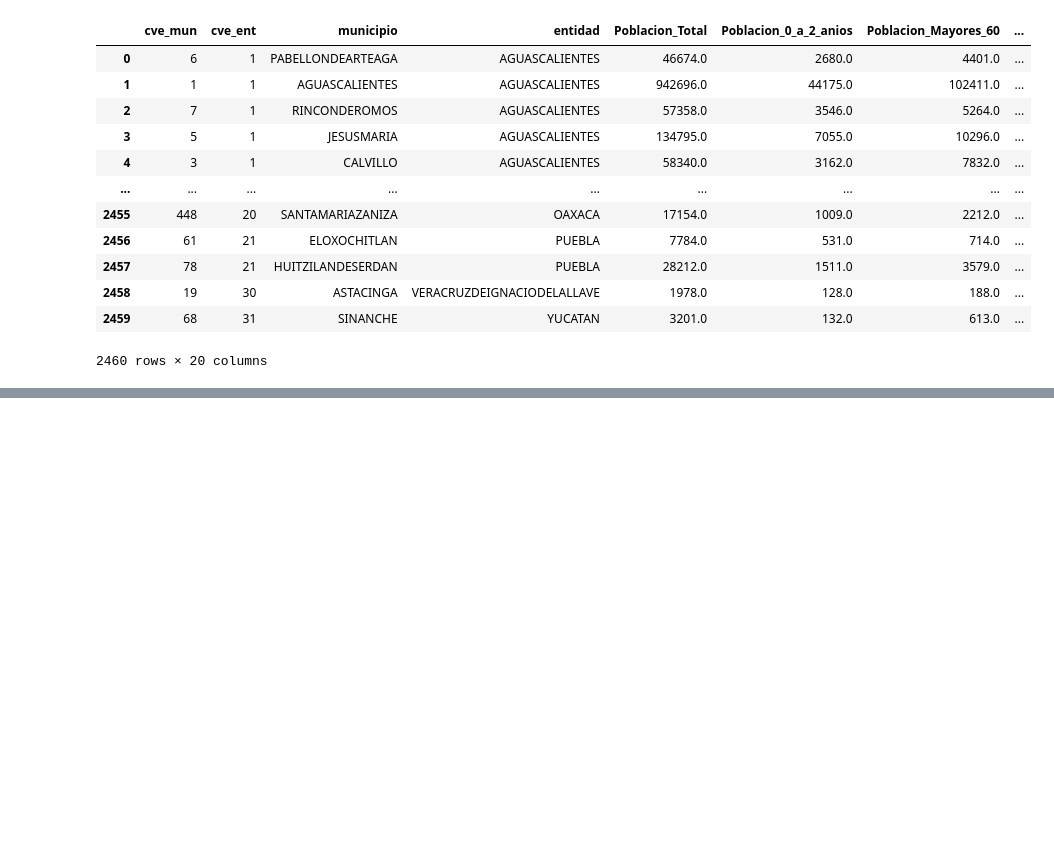
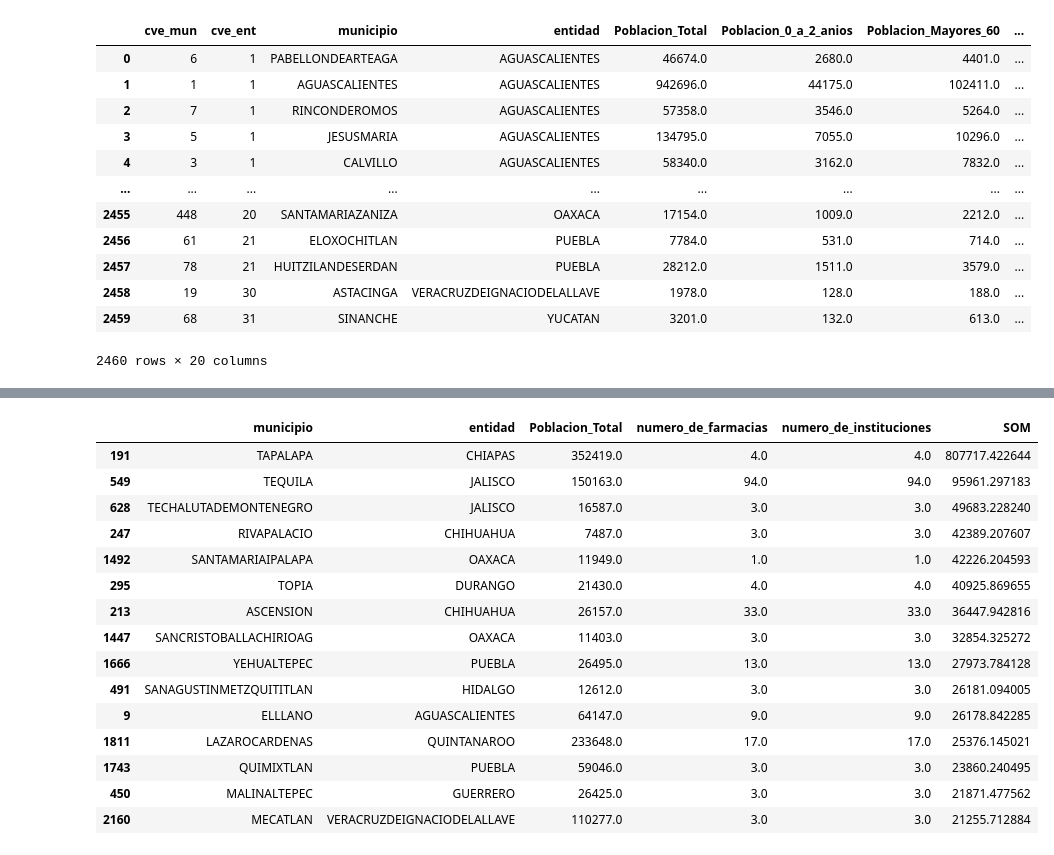
Before and after one commit to mellamanelpoeta/dataton, a Jupyter notebook: Python/01_tam.ipynb, the cells around one changed output, grey strips where cells are left out. Drawn from its saved outputs; the diff is of its cells as text; code cells hidden in the pictures; blank space fills up the shorter version.

```diff
--- a/Python/01_tam.ipynb
+++ b/Python/01_tam.ipynb
@@ -257,0 +239,7 @@ df_tam['SAM']
+# %%
+## min min_habitantes
+rh = 0.06/1000
+df_tam['phalc'] = df_tam['Poblacion_Total'] * rh
+fph = 4.9
+df_tam['Farm_alc'] = df_tam['phalc']/fph
+df_tam['Pers_Farm'] = df_tam['Poblacion_Total'] / df_tam['Farm_alc']
@@ -257,0 +262,14 @@ df_tam['SAM']
+# %%
+## mayor gasto en tipos de salud .75
+## precencia de instituciones de salud .25
+
+df_tam_filtered = df_tam[df_tam['Poblacion_Total'] >= 3000]
+
+gasto_promedio = df_tam_filtered['salud'].mean()
+instituciones_promedio = df_tam_filtered['numero_de_instituciones'].mean()
+
+df_tam_filtered['SAM'] = df_tam_filtered['TAM'] * (
+    (0.75 * df_tam_filtered['salud']/gasto_promedio + 0.25 * df_tam_filtered['numero_de_instituciones']/instituciones_promedio) / 100
+)
+
+df_tam_filtered['SAM']
@@ -258,3 +294,3 @@ df_tam['SAM']
 # %%
-df_tam['SOM'] = df_tam['SAM'] / (df_tam['numero_de_farmacias']+1)
-df_tam
+df_tam_filtered['SOM'] = df_tam_filtered['SAM'] / (df_tam_filtered['numero_de_farmacias']+1)
+df_tam_filtered
@@ -260,0 +316,23 @@ df_tam
+# %%
+# Select the relevant columns and sort by 'SOM'
+df_ordered = df_tam_filtered[['municipio', 'entidad', 'Poblacion_Total', 'numero_de_farmacias', 'numero_de_instituciones', 'SOM']].sort_values(by='SOM', ascending=False)
+
+# Display the ordered DataFrame
+df_ordered.head(15)
+# %% [output]
+|  | municipio | entidad | Poblacion_Total | numero_de_farmacias | numero_de_instituciones | SOM |
+| 191 | TAPALAPA | CHIAPAS | 352419.0 | 4.0 | 4.0 | 807717.422644 |
+| 549 | TEQUILA | JALISCO | 150163.0 | 94.0 | 94.0 | 95961.297183 |
+| 628 | TECHALUTADEMONTENEGRO | JALISCO | 16587.0 | 3.0 | 3.0 | 49683.228240 |
+| 247 | RIVAPALACIO | CHIHUAHUA | 7487.0 | 3.0 | 3.0 | 42389.207607 |
+| 1492 | SANTAMARIAIPALAPA | OAXACA | 11949.0 | 1.0 | 1.0 | 42226.204593 |
+| 295 | TOPIA | DURANGO | 21430.0 | 4.0 | 4.0 | 40925.869655 |
+| 213 | ASCENSION | CHIHUAHUA | 26157.0 | 33.0 | 33.0 | 36447.942816 |
+| 1447 | SANCRISTOBALLACHIRIOAG | OAXACA | 11403.0 | 3.0 | 3.0 | 32854.325272 |
+| 1666 | YEHUALTEPEC | PUEBLA | 26495.0 | 13.0 | 13.0 | 27973.784128 |
+| 491 | SANAGUSTINMETZQUITITLAN | HIDALGO | 12612.0 | 3.0 | 3.0 | 26181.094005 |
+| 9 | ELLLANO | AGUASCALIENTES | 64147.0 | 9.0 | 9.0 | 26178.842285 |
+| 1811 | LAZAROCARDENAS | QUINTANAROO | 233648.0 | 17.0 | 17.0 | 25376.145021 |
+| 1743 | QUIMIXTLAN | PUEBLA | 59046.0 | 3.0 | 3.0 | 23860.240495 |
+| 450 | MALINALTEPEC | GUERRERO | 26425.0 | 3.0 | 3.0 | 21871.477562 |
+| 2160 | MECATLAN | VERACRUZDEIGNACIODELALLAVE | 110277.0 | 3.0 | 3.0 | 21255.712884 |
```
Also changed, not shown: parts of 4 cells of this notebook.
